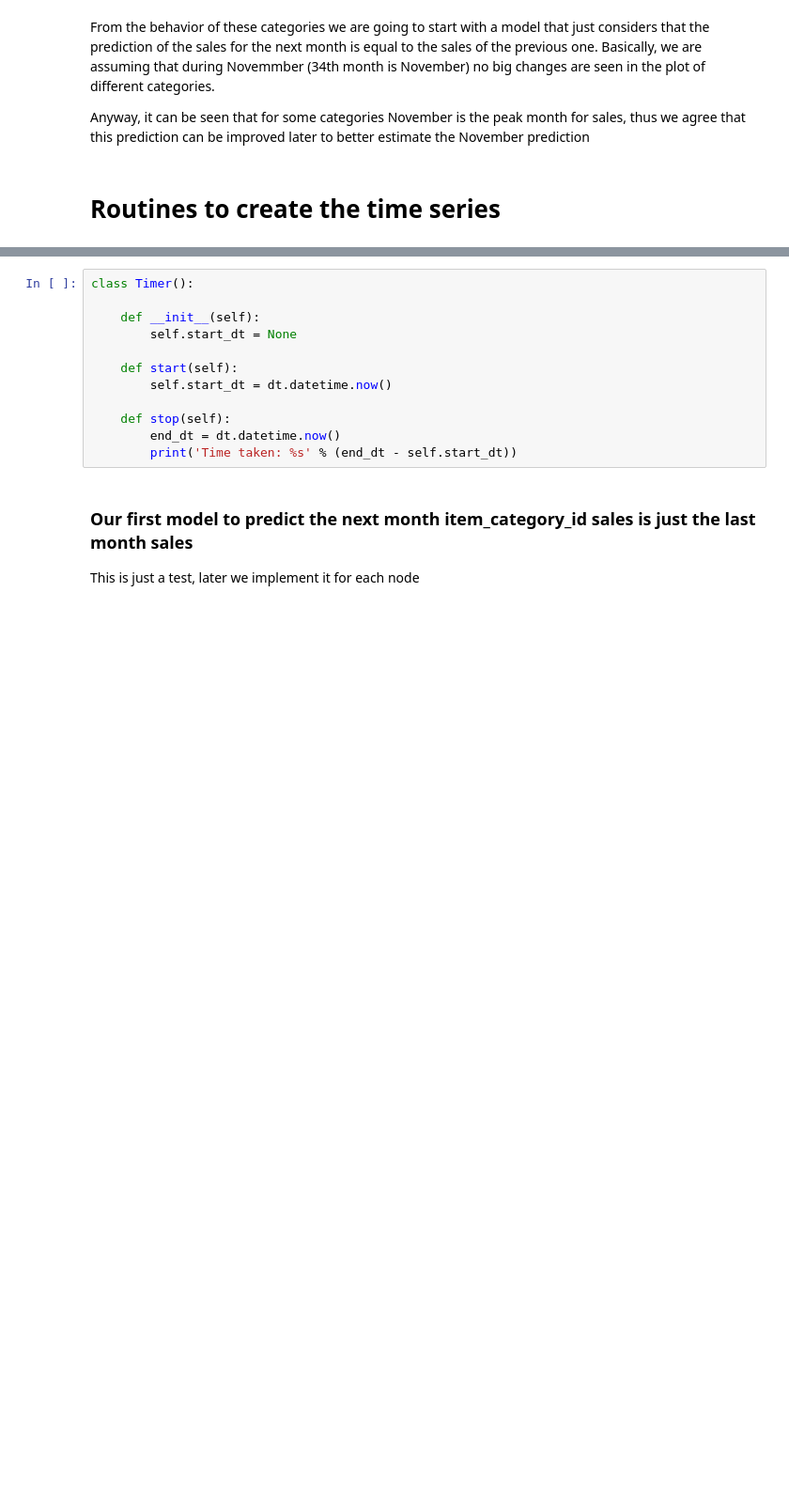
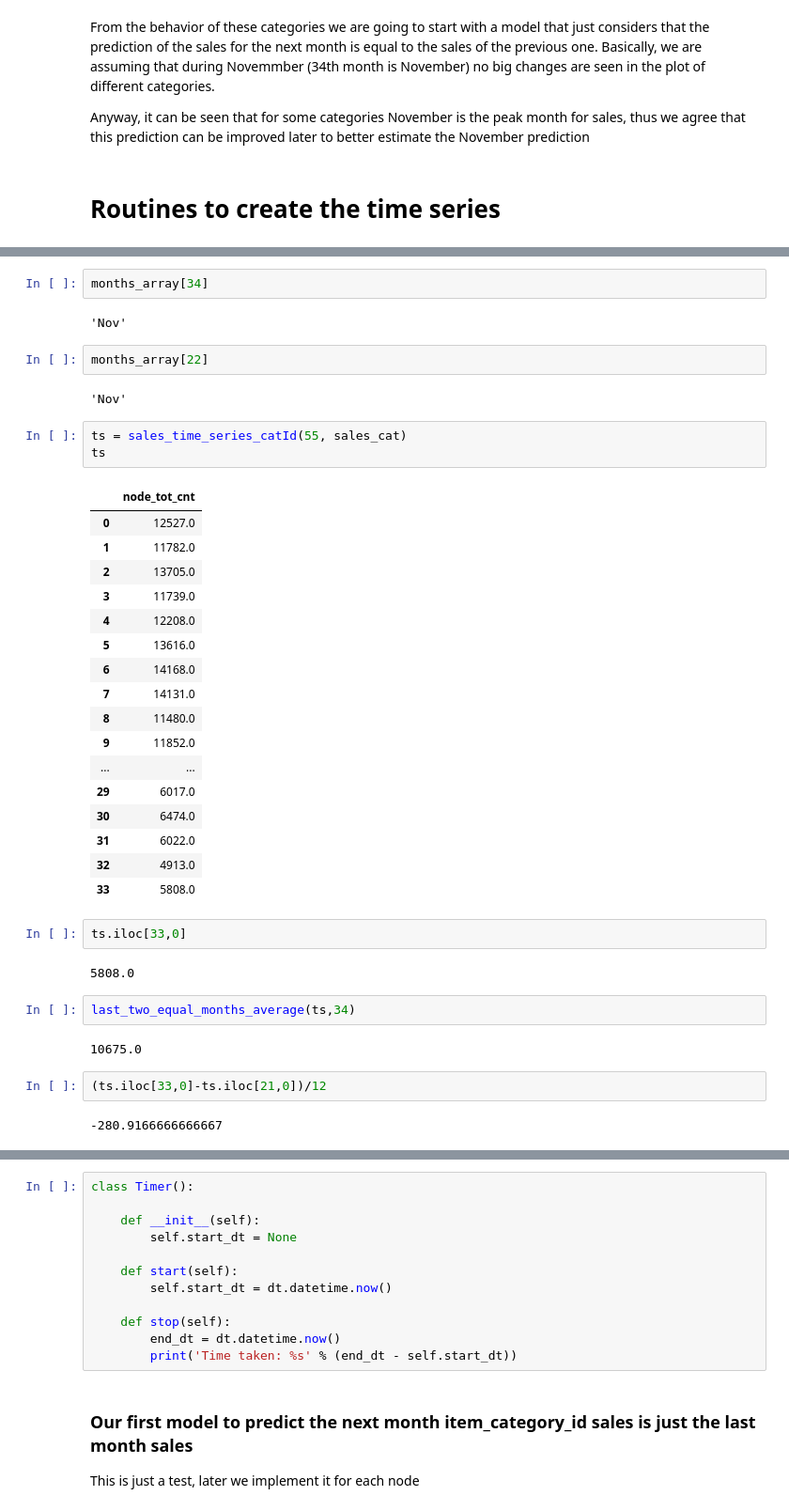
Before and after one commit to data-science-if-usp/kaggle, a Jupyter notebook: boris/Future_Sales_Notebooks/Predictions_by_Category.ipynb, the cells around one changed output, grey strips where cells are left out. Shown at 94% size. Saved outputs shown, nothing was run; the diff lists cells and outputs as text; blank space fills up the shorter version.

```diff
--- a/boris/Future_Sales_Notebooks/Predictions_by_Category.ipynb
+++ b/boris/Future_Sales_Notebooks/Predictions_by_Category.ipynb
@@ -301 +320,42 @@ Anyway, it can be seen that for some categories November is the peak month for s
+# %%
+months_array[34]
+# %% [output]
+'Nov'
+# %%
+months_array[22]
+# %% [output]
+'Nov'
+# %%
+ts = sales_time_series_catId(55, sales_cat)
+ts
+# %% [output]
+|  | node_tot_cnt |
+| 0 | 12527.0 |
+| 1 | 11782.0 |
+| 2 | 13705.0 |
+| 3 | 11739.0 |
+| 4 | 12208.0 |
+| 5 | 13616.0 |
+| 6 | 14168.0 |
+| 7 | 14131.0 |
+| 8 | 11480.0 |
+| 9 | 11852.0 |
+| ... | ... |
+| 29 | 6017.0 |
+| 30 | 6474.0 |
+| 31 | 6022.0 |
+| 32 | 4913.0 |
+| 33 | 5808.0 |
+# %%
+ts.iloc[33,0]
+# %% [output]
+5808.0
+# %%
+last_two_equal_months_average(ts,34)
+# %% [output]
+10675.0
+# %%
+(ts.iloc[33,0]-ts.iloc[21,0])/12
+# %% [output]
+-280.9166666666667
 # %%
```
Also changed, not shown: parts of 5 cells of this notebook, 2 other files.
